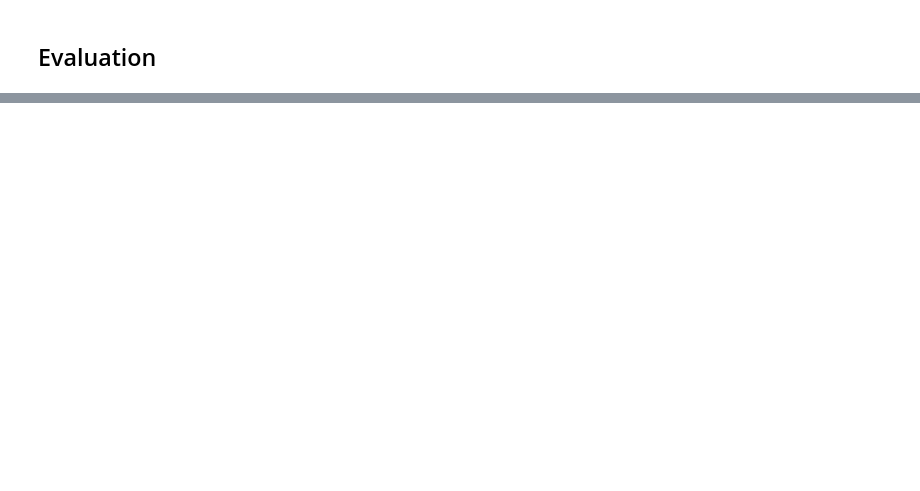
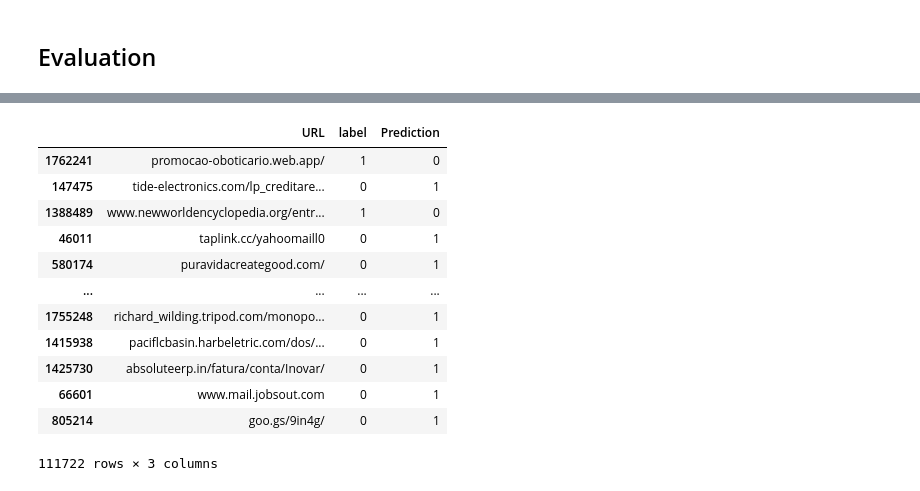
Before and after one commit to grilledwindow/phisherman, a Jupyter notebook: experimentations/CNN Architecture.ipynb, the cells around one changed output, grey strips where cells are left out. Drawn from its saved outputs; the diff is of its cells as text; code cells hidden in the pictures; blank space fills up the shorter version.

```diff
--- a/experimentations/CNN Architecture.ipynb
+++ b/experimentations/CNN Architecture.ipynb
@@ -187,13 +176,13 @@ y = df['label']
 def dataset_spliter(experimenting_with_model: bool):
     if experimenting_with_model:
         X_trunc, _ , y_trunc, _ = train_test_split(X, y,
-                                                  test_size=0.84, random_state=4,
+                                                  test_size=0.90, random_state=4,
                                                   stratify=y, shuffle=True)
         return train_test_split(X_trunc, y_trunc, test_size=0.3, random_state=4, stratify=y_trunc, shuffle=True)
     else:
         return train_test_split(X, y, test_size=0.84, random_state=4, stratify=y,shuffle=True)
 # %%
-X_train, X_test, y_train, y_test = dataset_spliter(experimenting_with_model=True)
+X_train, X_test, y_train, y_test = dataset_spliter(experimenting_with_model=False)
 # %%
 print(f"Training set: {len(X_train)}")
 print(f"Testing set: {len(X_test)}")
@@ -266,7 +252,7 @@ history_cnn = cnn_model.fit(
     y_train,
     epochs=5,
     validation_split=0.3,
-    batch_size=32,
+    batch_size=64,
     callbacks=[early_stopping],
 )
 # %% [output]
@@ -324,8 +309,8 @@ accuracy_and_confusion_matrix(y_test, y_pred_int)
 # %%
 df_errors = pd.DataFrame({
-    "URL": X_train,
+    "URL": X_test,
     "label": y_test,
-    "Prediction": y_pred_int
+    "Prediction": y_pred_int.squeeze()
 })
 
 df_errors.head()
@@ -331,0 +324,16 @@ df_errors.head()
+# %%
+df_errors[ df_errors['label'] != df_errors['Prediction']]
+# %% [output]
+|  | URL | label | Prediction |
+| 1762241 | promocao-oboticario.web.app/ | 1 | 0 |
+| 147475 | tide-electronics.com/lp_creditare... | 0 | 1 |
+| 1388489 | www.newworldencyclopedia.org/entr... | 1 | 0 |
+| 46011 | taplink.cc/yahoomaill0 | 0 | 1 |
+| 580174 | puravidacreategood.com/ | 0 | 1 |
+| ... | ... | ... | ... |
+| 1755248 | richard_wilding.tripod.com/monopo... | 0 | 1 |
+| 1415938 | paciflcbasin.harbeletric.com/dos/... | 0 | 1 |
+| 1425730 | absoluteerp.in/fatura/conta/Inovar/ | 0 | 1 |
+| 66601 | www.mail.jobsout.com | 0 | 1 |
+| 805214 | goo.gs/9in4g/ | 0 | 1 |
+111722 rows × 3 columns
```
Also changed, not shown: parts of 8 cells of this notebook, 1 other file.
